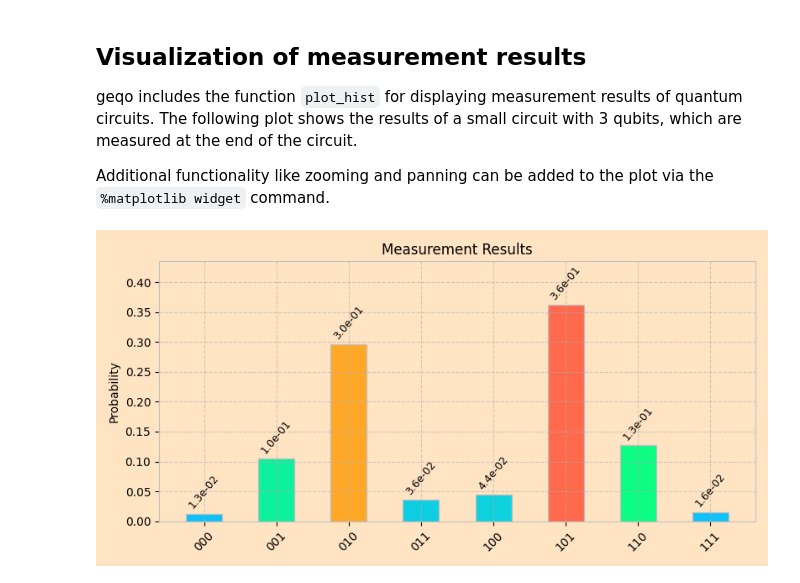
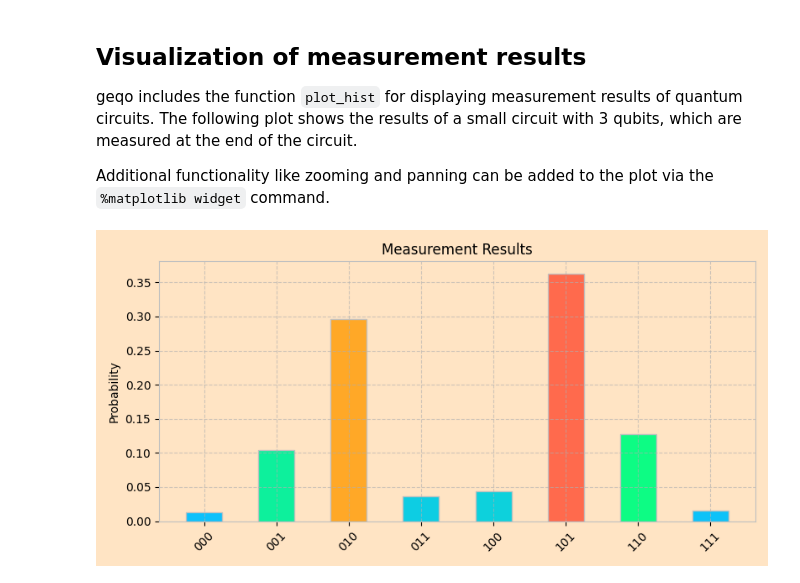
Before and after one commit to jordan0809/geqo, a Jupyter notebook: doc/notebooks/Introduction8.ipynb, the cells around one changed output. Cells and saved outputs as stored; diff of their text form; code cells hidden in the pictures.

```diff
--- a/doc/notebooks/Introduction8.ipynb
+++ b/doc/notebooks/Introduction8.ipynb
@@ -101,24 +102,24 @@ Additional functionality like zooming and panning can be added to the plot via t
 # %%
 %matplotlib widget
 from geqo.gates import Hadamard, CNOT, Ry
 from geqo.operations import Measure
 from geqo.simulators import ensembleSimulatorSymPy
 from geqo.visualization import plot_hist, plot_mpl
 
 sim = ensembleSimulatorSymPy(3, 3)
 
 angles = ["a", "b", "c"]
 values = [0.1, 0.5, 0.9]
 for angle, value in zip(angles, values):
     sim.setValue(angle, value)
 
 for i in range(3):
     sim.apply(Hadamard(), [i])
     sim.apply(Ry(angles[i]), [i])
 sim.apply(CNOT(), [0, 1])
 sim.apply(CNOT(), [1, 2])
 sim.apply(Measure(3), [*range(3)], [*range(3)])
 
-plot_hist(sim.ensemble, show_bar_labels=True)
+plot_hist(sim.ensemble, show_bar_labels=False)
 # %% [output]
-[figure, old version]
+[figure, new version]
```
Also changed, not shown: parts of 3 cells of this notebook, 46 other files.
